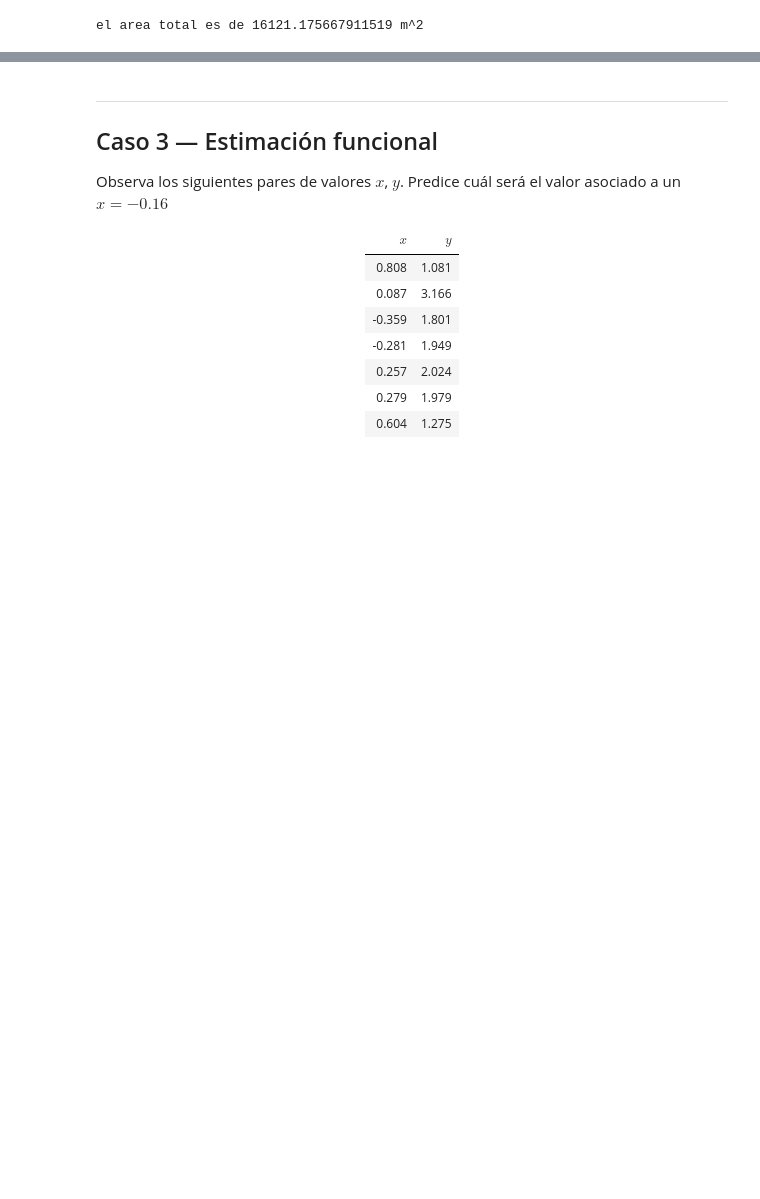
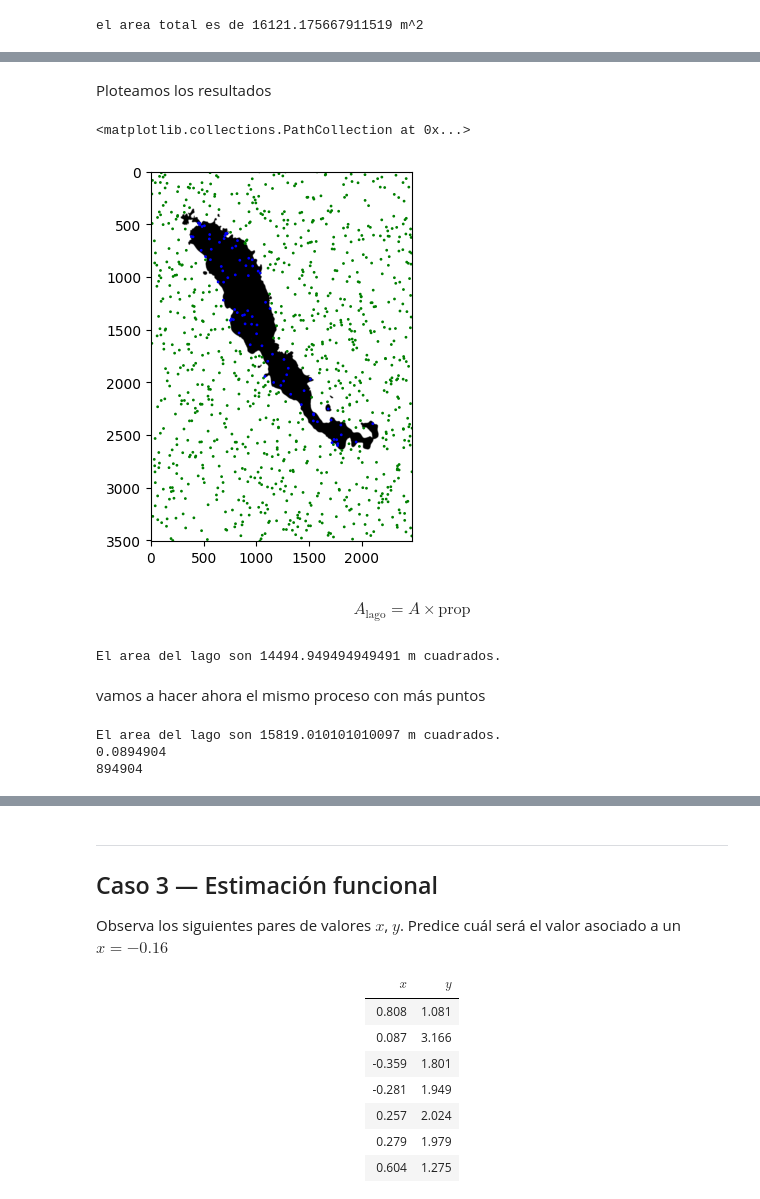
Before and after one commit to Chepados/ALN_practica_2, a Jupyter notebook: Práctica 2 — Campeonato de predicción.ipynb, the cells around one changed output, grey strips where cells are left out. Drawn from its saved outputs; the diff is of its cells as text; code cells hidden in the pictures; blank space fills up the shorter version.

```diff
--- a/Práctica 2 — Campeonato de predicción.ipynb
+++ b/Práctica 2 — Campeonato de predicción.ipynb
@@ -772,0 +816,8 @@ el area total es de 16121.175667911519 m^2
+# %%
+from random import randint
+
+#genera un punto aleatorio que perteneza a la imagen
+def get_random_point():
+    return (randint(0, height - 1), randint(0, width - 1))
+# %%
+n_puntos = 1_000
@@ -772,0 +852,25 @@ el area total es de 16121.175667911519 m^2
+# %% [markdown]
+Ploteamos los resultados
+# %%
+import matplotlib.pyplot as plt
+
+x_tierra, y_tierra = list(zip(*puntos_tierra))
+x_agua, y_agua = list(zip(*puntos_agua))
+
+plt.imshow(img, interpolation='bilinear', cmap='gray')
+plt.scatter(x_tierra, y_tierra, color='green', s = [1] * len(puntos_tierra))
+plt.scatter(x_agua, y_agua, color='blue', s = [1] * len(puntos_agua))
+# %% [output]
+<matplotlib.collections.PathCollection at 0x...>
+[figure, added]
+# %% [markdown]
+ $$
+  A_{\text{lago}} = A \times \text{prop}
+  $$
+# %%
+area_lago = A * proporcion_agua
+print(f"El area del lago son {area_lago} m cuadrados.")
+# %% [output]
+El area del lago son 14494.949494949491 m cuadrados.
+# %% [markdown]
+vamos a hacer ahora el mismo proceso con más puntos
@@ -772,0 +879,33 @@ el area total es de 16121.175667911519 m^2
+# %%
+puntos_generados = []
+puntos_agua = []
+puntos_tierra = []
+a_estimados = []
+
+pixeles_agua = 0
+
+for i in range(n_puntos):
+    punto = get_random_point()
+    puntos_generados.append(punto)
+    pixel = img.getpixel(punto)
+
+    if pixel < umbral: #caso tierra
+        pixeles_agua += 1
+        puntos_agua.append(punto)
+    else:
+        puntos_tierra.append(punto)
+
+    proporcion_agua = pixeles_agua / (i + 1)
+    a_estimada = A * proporcion_agua
+
+    a_estimados.append(a_estimada)
+
+
+
+print(f"El area del lago son {a_estimados[-1]} m cuadrados.")
+print(proporcion_agua)
+print(pixeles_agua)
+# %% [output]
+El area del lago son 15819.010101010097 m cuadrados.
+0.0894904
+894904
```
Also changed, not shown: parts of 11 cells of this notebook, 1 other file.
